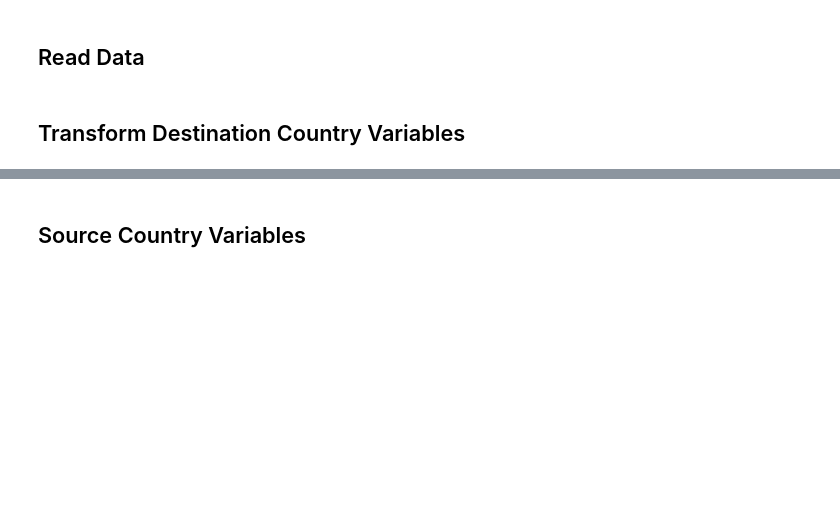
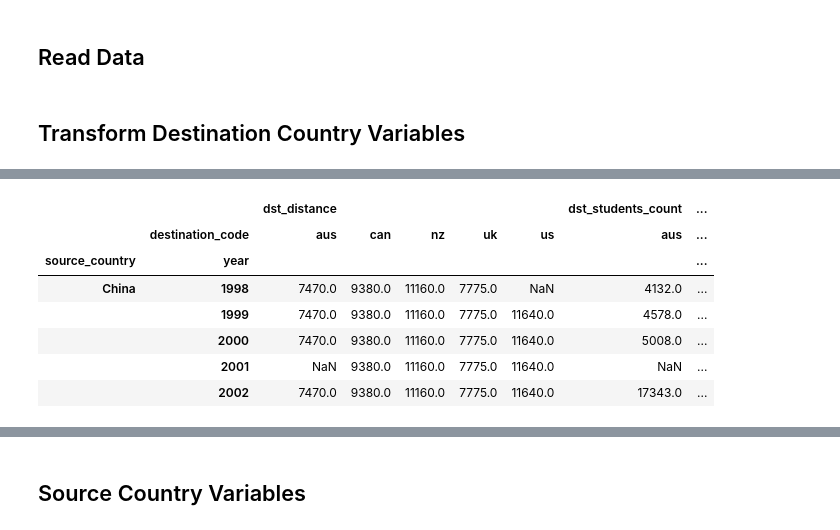
Before and after one commit to Vitaly-Yakutenko/ds_project_2019, a Jupyter notebook: notebooks/Preprocess_destinations_dataset.ipynb, the cells around one changed output, grey strips where cells are left out. Saved outputs shown, nothing was run; the diff lists cells and outputs as text; code cells hidden in the pictures; blank space fills up the shorter version.

```diff
--- a/notebooks/Preprocess_destinations_dataset.ipynb
+++ b/notebooks/Preprocess_destinations_dataset.ipynb
@@ -56 +59,13 @@ dest_df.head()
+# %%
+dest_df = dest_df.unstack(level=destination_col)
+dest_df.head()
+# %% [output]
+|  |  | dst_distance |  |  |  |  | dst_students_count | ... |
+|  | destination_code | aus | can | nz | uk | us | aus | ... |
+| source_country | year |  |  |  |  |  |  | ... |
+| China | 1998 | 7470.0 | 9380.0 | 11160.0 | 7775.0 | NaN | 4132.0 | ... |
+|  | 1999 | 7470.0 | 9380.0 | 11160.0 | 7775.0 | 11640.0 | 4578.0 | ... |
+|  | 2000 | 7470.0 | 9380.0 | 11160.0 | 7775.0 | 11640.0 | 5008.0 | ... |
+|  | 2001 | NaN | 9380.0 | 11160.0 | 7775.0 | 11640.0 | NaN | ... |
+|  | 2002 | 7470.0 | 9380.0 | 11160.0 | 7775.0 | 11640.0 | 17343.0 | ... |
 # %%
```
Also changed, not shown: parts of 5 cells of this notebook.
